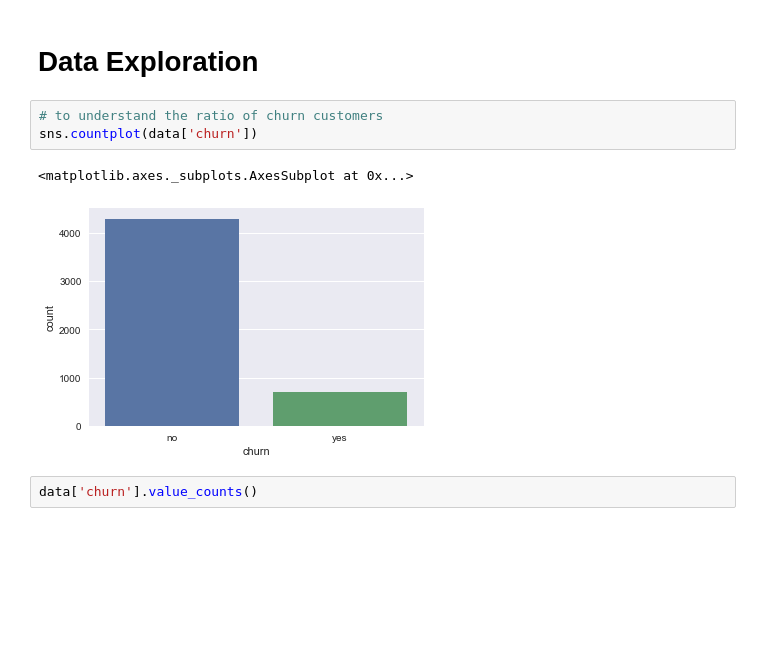
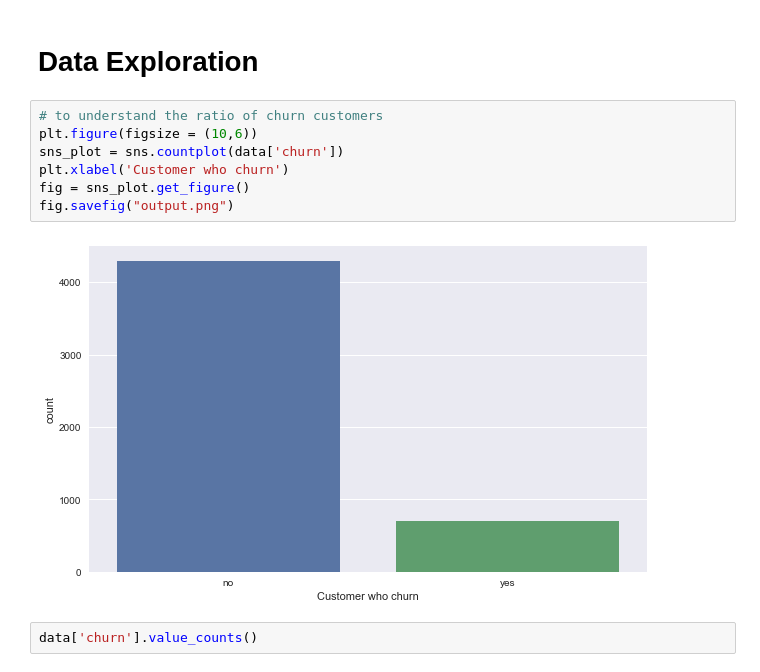
Before and after one commit to abahl88/Independent-Projects, a Jupyter notebook: Telecom Customer Churn/Telecom Customer Churn.ipynb, the cells around one changed output. Saved outputs shown, nothing was run; the diff lists cells and outputs as text; blank space fills up the shorter version.

```diff
--- a/Telecom Customer Churn/Telecom Customer Churn.ipynb
+++ b/Telecom Customer Churn/Telecom Customer Churn.ipynb
@@ -107,10 +107,13 @@ memory usage: 820.4+ KB
 # Data Exploration
 # %%
 # to understand the ratio of churn customers
-sns.countplot(data['churn'])
+plt.figure(figsize = (10,6))
+sns_plot = sns.countplot(data['churn'])
+plt.xlabel('Customer who churn')
+fig = sns_plot.get_figure()
+fig.savefig("output.png")
 # %% [output]
-<matplotlib.axes._subplots.AxesSubplot at 0x...>
-[figure, old version]
+[figure, new version]
 # %%
 data['churn'].value_counts()
 # %% [output]
```
Also changed, not shown: 1 other file.
